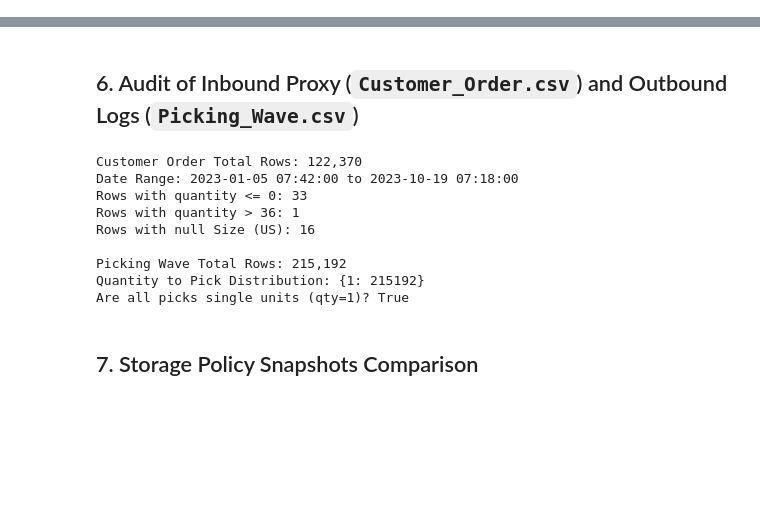
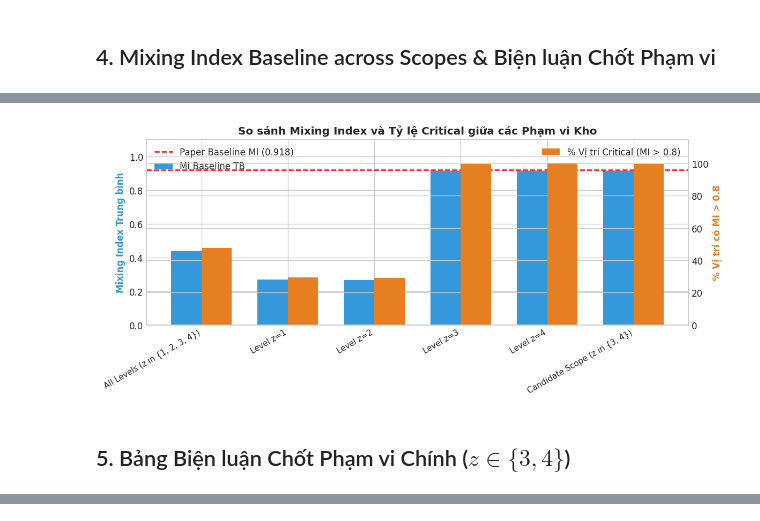
Before and after one commit to baocutewaa/slap-agentic-architecture, a Jupyter notebook: notebooks/01_data_audit.ipynb, the cells around one changed output, grey strips where cells are left out. Saved outputs shown, nothing was run; the diff lists cells and outputs as text; code cells hidden in the pictures; blank space fills up the shorter version.

```diff
--- a/notebooks/01_data_audit.ipynb
+++ b/notebooks/01_data_audit.ipynb
@@ -113,0 +122,30 @@ Comparing the paper reported specifications with our candidate scopes:
+# %% [markdown]
+## 4. Mixing Index Baseline across Scopes & Biện luận Chốt Phạm vi
+# %%
+scope_df = pd.read_csv('../outputs/tables/baseline_mi_by_scope.csv')
+display(scope_df[['scope_name', 'locations_count', 'total_slots', 'unique_references', 'average_mi', 'critical_locations_pct']])
+
+fig, ax1 = plt.subplots(figsize=(10, 4.5))
+x = np.arange(len(scope_df))
+width = 0.35
+
+rects1 = ax1.bar(x - width/2, scope_df['average_mi'], width, label='MI Baseline TB', color='#3498DB')
+ax1.set_ylabel('Mixing Index Trung bình', color='#3498DB', fontweight='bold')
+ax1.set_ylim(0, 1.1)
+
+ax2 = ax1.twinx()
+rects2 = ax2.bar(x + width/2, scope_df['critical_locations_pct'], width, label='% Vị trí Critical (MI > 0.8)', color='#E67E22')
+ax2.set_ylabel('% Vị trí có MI > 0.8', color='#E67E22', fontweight='bold')
+ax2.set_ylim(0, 115)
+
+ax1.set_xticks(x)
+ax1.set_xticklabels(scope_df['scope_name'], rotation=30, ha='right', fontsize=9)
+plt.title('So sánh Mixing Index và Tỷ lệ Critical giữa các Phạm vi Kho', fontweight='bold', fontsize=12)
+
+ax1.axhline(0.918, color='red', linestyle='--', linewidth=1.5, label='Paper Baseline MI (0.918)')
+ax1.legend(loc='upper left')
+ax2.legend(loc='upper right')
+
+plt.tight_layout()
+plt.show()
+# %% [output]
@@ -114 +159,4 @@ Comparing the paper reported specifications with our candidate scopes:
+[figure, added]
+# %% [markdown]
+## 5. Bảng Biện luận Chốt Phạm vi Chính ($z \in \{3, 4\}$)
 # %%
@@ -121,29 +169,3 @@ justification_df
 | 2 | Candidate Scope z in {3, 4} | 600 | 208 | 18 | 10800 | 4.0 - 16.0 | 0.9136 | 99.83 | ... |
 | 3 | Sensitivity Scope z=3 | 301 | 208 | 18 | 5418 | 4.0 - 16.0 | 0.9131 | 99.67 | ... |
 | 4 | Sensitivity Scope z=4 | 299 | 208 | 18 | 5382 | 4.0 - 16.0 | 0.9142 | 100.00 | ... |
-# %% [markdown]
-## 6. Audit of Inbound Proxy (`Customer_Order.csv`) and Outbound Logs (`Picking_Wave.csv`)
-# %%
-order_audit = audit_results['customer_order']
-print(f"Customer Order Total Rows: {order_audit['total_rows']:,}")
-print(f"Date Range: {order_audit['date_min']} to {order_audit['date_max']}")
-print(f"Rows with quantity <= 0: {order_audit['zero_or_negative_quantities']}")
-print(f"Rows with quantity > 36: {order_audit['quantities_gt_36']}")
-print(f"Rows with null Size (US): {order_audit['null_sizes_count']}")
-
-pick_audit = audit_results['picking_wave']
-print(f"\nPicking Wave Total Rows: {pick_audit['total_rows']:,}")
-print(f"Quantity to Pick Distribution: {pick_audit['quantity_to_pick_distribution']}")
-print(f"Are all picks single units (qty=1)? {pick_audit['all_picks_equal_one']}")
-# %% [output]
-Customer Order Total Rows: 122,370
-Date Range: 2023-01-05 07:42:00 to 2023-10-19 07:18:00
-Rows with quantity <= 0: 33
-Rows with quantity > 36: 1
-Rows with null Size (US): 16
-
-Picking Wave Total Rows: 215,192
-Quantity to Pick Distribution: {1: 215192}
-Are all picks single units (qty=1)? True
-# %% [markdown]
-## 7. Storage Policy Snapshots Comparison
```
Also changed, not shown: parts of 22 cells of this notebook, 37 other files.
